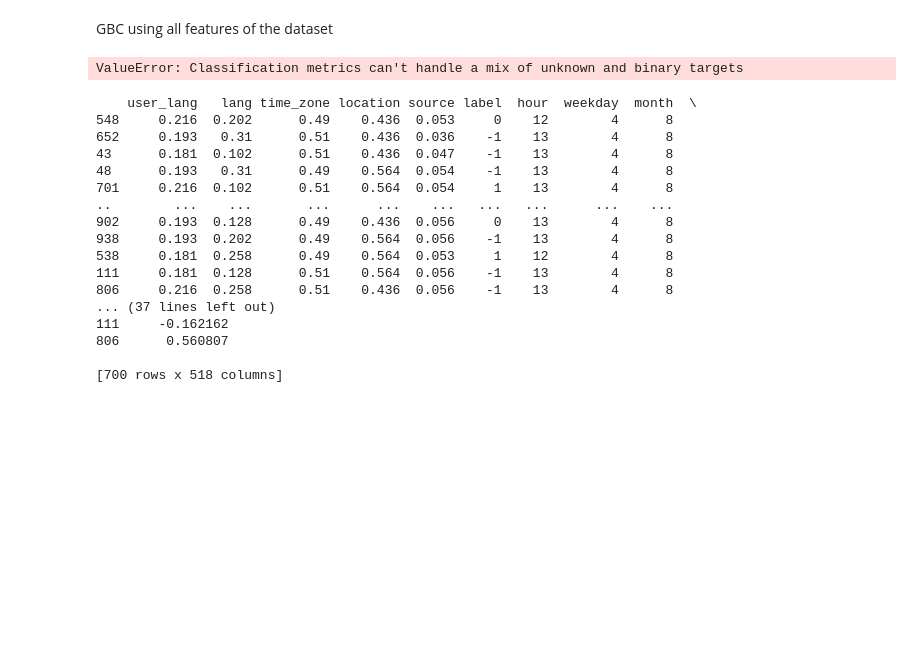
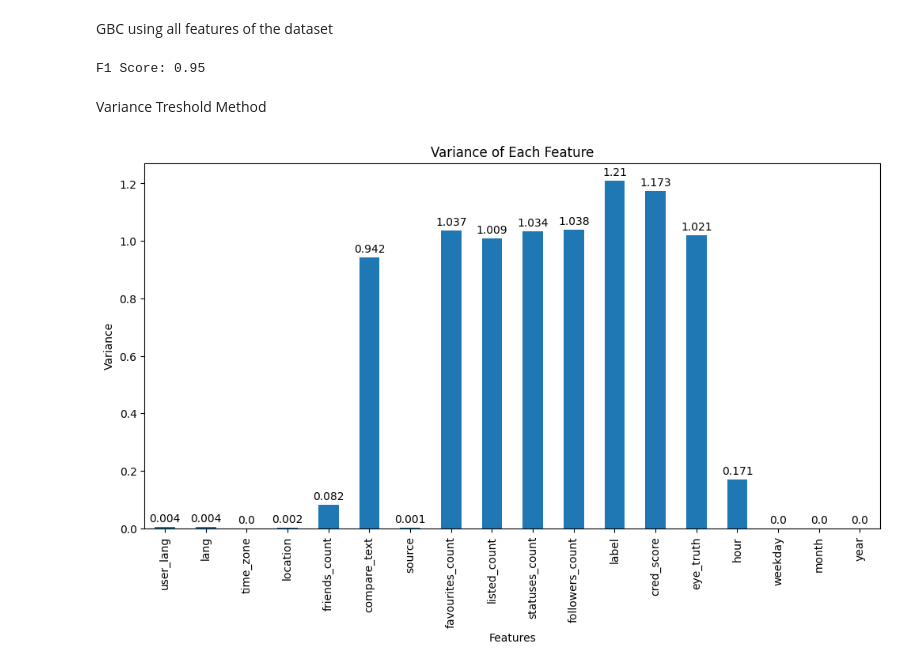
Before and after one commit to Ethxlla/INFO3604-CCO-Backup, a Jupyter notebook: main.ipynb, the cells around one changed output. Drawn from its saved outputs; the diff is of its cells as text; code cells hidden in the pictures; blank space fills up the shorter version.

```diff
--- a/main.ipynb
+++ b/main.ipynb
@@ -11,42 +12,33 @@ from sentence_transformers import SentenceTransformer
 # %%
-# Load dataset using pandas
 df = pd.read_csv("test_data cs 1.csv")
 pd.set_option('future.no_silent_downcasting', True)
-
-# Sample 1000 rows without replacement
 df = df.sample(n=100, replace=False, random_state=42)
 
-# Drop 'screen_name' 'text' (not useful for modeling)
 df = df.drop(columns=["screen_name", "text"])
 
-# Encode 'verified' (target variable)
 df["verified"] = df["verified"].replace({"f": 0, "t": 1})
 
-# Convert 'created_at' to datetime format and extract features
 df["created_at"] = pd.to_datetime(df["created_at"], format="%a %b %d %H:%M:%S %Y")
 df["hour"] = df["created_at"].dt.hour
 df["weekday"] = df["created_at"].dt.weekday
 df["month"] = df["created_at"].dt.month
 df["year"] = df["created_at"].dt.year
-df = df.drop(columns=["created_at"])  # Drop raw datetime column
+df = df.drop(columns=["created_at"])
 
-# Frequency Encoding for categorical variables
 categorical_cols = ["user_lang", "lang", "time_zone", "location", "source"]
 for col in categorical_cols:
     freq_map = df[col].value_counts(normalize=True).to_dict()
     df[col] = df[col].replace(freq_map)
 
-# Ordinal Encoding for 'label' (eyewitness type)
 eyewitness_order = {"don't know": -1, "non-eyewitness": 0, "indirect-eyewitness": 1, "direct-eyewitness": 2}
 df["label"] = df["label"].replace(eyewitness_order)
 
+for col in df.select_dtypes(include=['object']).columns:
+    df[col] = pd.to_numeric(df[col], errors='coerce')
 
-# Standardization of numerical features
 num_cols = ["followers_count", "statuses_count", "friends_count", "favourites_count",
             "listed_count", "cred_score", "eye_truth", "compare_text"]
 scaler = StandardScaler()
 df[num_cols] = scaler.fit_transform(df[num_cols])
-
-# Print column names
 print(df.head)
 # %% [output]
@@ -85,25 +77,20 @@ preds = gbc.predict(X_test)
 f1_score_all = round(f1_score(y_test, preds, average='weighted'), 3)
 print(f"F1 Score: {f1_score_all}")
 # %% [output]
-ValueError: Classification metrics can't handle a mix of unknown and binary targets
+F1 Score: 0.95
-# %%
-X_train_V = X_train.copy()
-print(X_train_V)
-# %% [output]
-    user_lang   lang time_zone location source label  hour  weekday  month  \
-548     0.216  0.202      0.49    0.436  0.053     0    12        4      8
-652     0.193   0.31      0.51    0.436  0.036    -1    13        4      8
-43      0.181  0.102      0.51    0.436  0.047    -1    13        4      8
-48      0.193   0.31      0.49    0.564  0.054    -1    13        4      8
-701     0.216  0.102      0.51    0.564  0.054     1    13        4      8
-..        ...    ...       ...      ...    ...   ...   ...      ...    ...
-902     0.193  0.128      0.49    0.436  0.056     0    13        4      8
-938     0.193  0.202      0.49    0.564  0.056    -1    13        4      8
-538     0.181  0.258      0.49    0.564  0.053     1    12        4      8
-111     0.181  0.128      0.51    0.564  0.056    -1    13        4      8
-806     0.216  0.258      0.51    0.436  0.056    -1    13        4      8
-... (37 lines left out)
-111     -0.162162
-806      0.560807
-
-[700 rows x 518 columns]
+# %% [markdown]
+Variance Treshold Method
+# %%
+X_train_V = X_train.copy()
+variance = X_train_V.var()
+plt.figure(figsize=(12, 6))
+ax = variance.plot(kind='bar')
+for i, v in enumerate(variance):
+    ax.text(i, v + 0.01, str(round(v, 3)), ha='center', va='bottom', fontsize=10)
+plt.title('Variance of Each Feature')
+plt.xlabel('Features')
+plt.ylabel('Variance')
+plt.xticks(rotation=90)
+plt.show()
+# %% [output]
+[figure, added]
```
Also changed, not shown: parts of 2 cells of this notebook.
